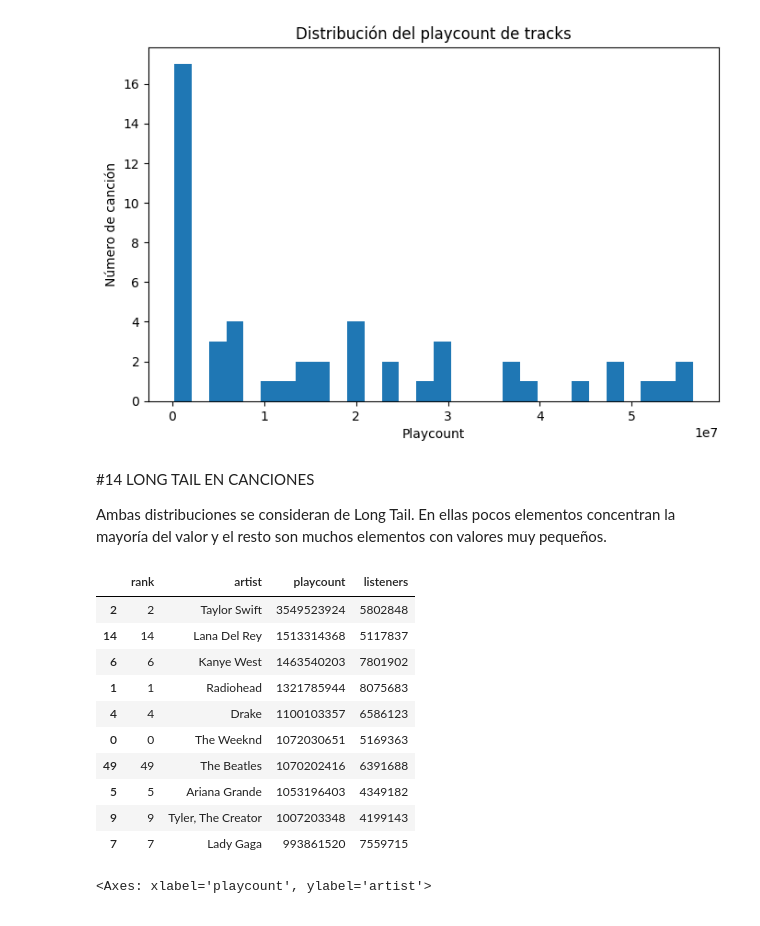
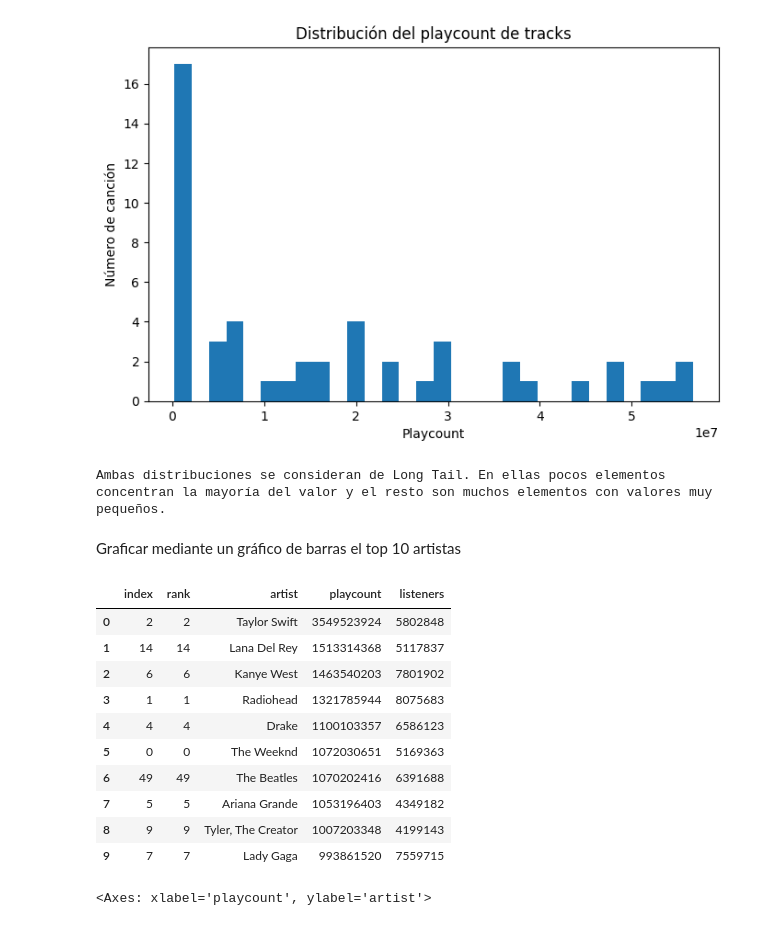
Before and after one commit to ArtiRamos/lastfm_data_analysis, a Jupyter notebook: 2. Análisis descriptivo y estadístico.ipynb, the cells around one changed output. Drawn from its saved outputs; the diff is of its cells as text; code cells hidden in the pictures.

```diff
--- a/Preguntas de análisis.ipynb
+++ b/2. Análisis descriptivo y estadístico.ipynb
@@ -79,8 +173,3 @@ plt.title("Distribución del playcount de tracks")
 plt.show()
 # %% [output]
 [figure]
-# %% [markdown]
-#14 LONG TAIL EN CANCIONES
-
-Ambas distribuciones se consideran de Long Tail. En ellas pocos elementos concentran
-la mayoría del valor y el resto son muchos elementos con valores muy pequeños.
@@ -90,15 +176,23 @@ df_artist_top10 = df_artist.sort_values("playcount", ascending = False).head(10)
-# %%
-df_artist_top10
-# %% [output]
-|  | rank | artist | playcount | listeners |
-| 2 | 2 | Taylor Swift | 3549523924 | 5802848 |
-| 14 | 14 | Lana Del Rey | 1513314368 | 5117837 |
-| 6 | 6 | Kanye West | 1463540203 | 7801902 |
-| 1 | 1 | Radiohead | 1321785944 | 8075683 |
-| 4 | 4 | Drake | 1100103357 | 6586123 |
-| 0 | 0 | The Weeknd | 1072030651 | 5169363 |
-| 49 | 49 | The Beatles | 1070202416 | 6391688 |
-| 5 | 5 | Ariana Grande | 1053196403 | 4349182 |
-| 9 | 9 | Tyler, The Creator | 1007203348 | 4199143 |
-| 7 | 7 | Lady Gaga | 993861520 | 7559715 |
+# %%
+print(f"Ambas distribuciones se consideran de Long Tail. En ellas pocos elementos concentran la mayoría del valor y el resto son muchos elementos con valores muy pequeños.")
+# %% [output]
+Ambas distribuciones se consideran de Long Tail. En ellas pocos elementos concentran la mayoría del valor y el resto son muchos elementos con valores muy pequeños.
+# %% [markdown]
+Graficar mediante un gráfico de barras el top 10 artistas
+# %%
+df_artists_sorted = df_artists.sort_values(by = "playcount", ascending = False)
+df_artists_top10 = df_artists_sorted.head(10).reset_index()
+df_artists_top10
+# %% [output]
+|  | index | rank | artist | playcount | listeners |
+| 0 | 2 | 2 | Taylor Swift | 3549523924 | 5802848 |
+| 1 | 14 | 14 | Lana Del Rey | 1513314368 | 5117837 |
+| 2 | 6 | 6 | Kanye West | 1463540203 | 7801902 |
+| 3 | 1 | 1 | Radiohead | 1321785944 | 8075683 |
+| 4 | 4 | 4 | Drake | 1100103357 | 6586123 |
+| 5 | 0 | 0 | The Weeknd | 1072030651 | 5169363 |
+| 6 | 49 | 49 | The Beatles | 1070202416 | 6391688 |
+| 7 | 5 | 5 | Ariana Grande | 1053196403 | 4349182 |
+| 8 | 9 | 9 | Tyler, The Creator | 1007203348 | 4199143 |
+| 9 | 7 | 7 | Lady Gaga | 993861520 | 7559715 |
 # %%
```
Also changed, not shown: parts of 76 cells of this notebook, 3 other files.
